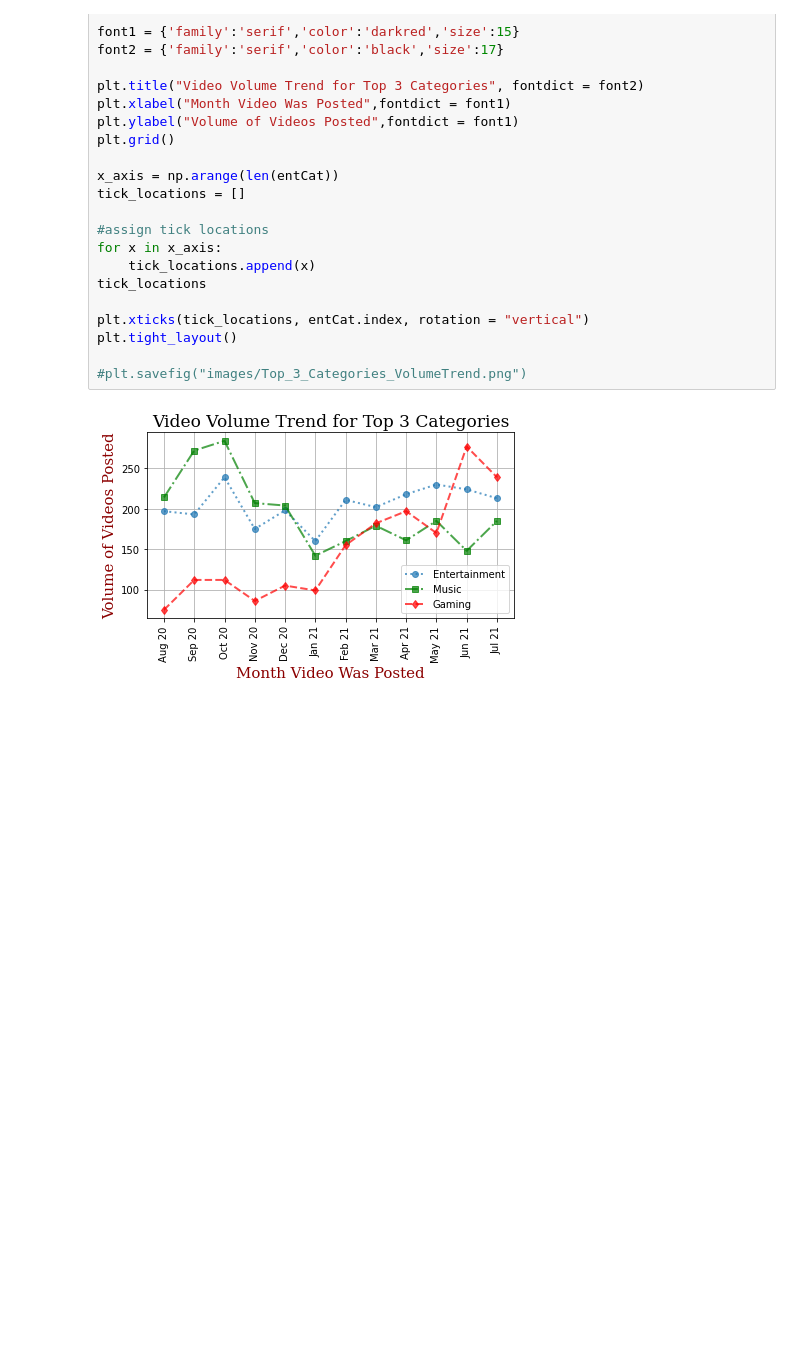
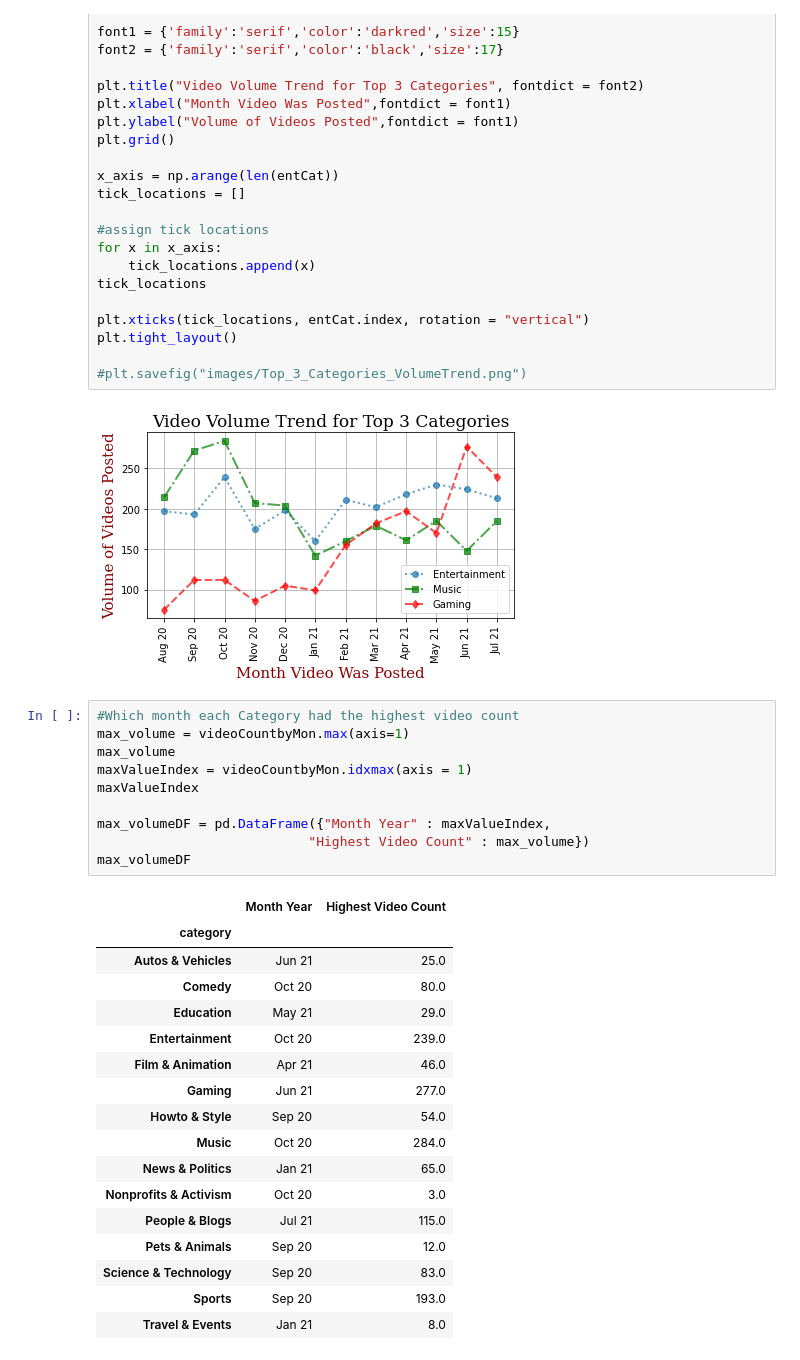
Before and after one commit to robertfben/Covid-Vs.-YouTube-Let-s-get-this-Bread, a Jupyter notebook: Question 3/Question 3 Final.ipynb, the cells around one changed output. Saved outputs shown, nothing was run; the diff lists cells and outputs as text; blank space fills up the shorter version.

```diff
--- a/Question 3/Question 3 Final.ipynb
+++ b/Question 3/Question 3 Final.ipynb
@@ -763,3 +772,31 @@ plt.tight_layout()
 #plt.savefig("images/Top_3_Categories_VolumeTrend.png")
 # %% [output]
 [figure]
+# %%
+#Which month each Category had the highest video count
+max_volume = videoCountbyMon.max(axis=1)
+max_volume
+maxValueIndex = videoCountbyMon.idxmax(axis = 1)
+maxValueIndex
+
+max_volumeDF = pd.DataFrame({"Month Year" : maxValueIndex,
+                           "Highest Video Count" : max_volume})
+max_volumeDF
+# %% [output]
+|  | Month Year | Highest Video Count |
+| category |  |  |
+| Autos & Vehicles | Jun 21 | 25.0 |
+| Comedy | Oct 20 | 80.0 |
+| Education | May 21 | 29.0 |
+| Entertainment | Oct 20 | 239.0 |
+| Film & Animation | Apr 21 | 46.0 |
+| Gaming | Jun 21 | 277.0 |
+| Howto & Style | Sep 20 | 54.0 |
+| Music | Oct 20 | 284.0 |
+| News & Politics | Jan 21 | 65.0 |
+| Nonprofits & Activism | Oct 20 | 3.0 |
+| People & Blogs | Jul 21 | 115.0 |
+| Pets & Animals | Sep 20 | 12.0 |
+| Science & Technology | Sep 20 | 83.0 |
+| Sports | Sep 20 | 193.0 |
+| Travel & Events | Jan 21 | 8.0 |
```
Also changed, not shown: parts of 8 cells of this notebook, 3 other files.
